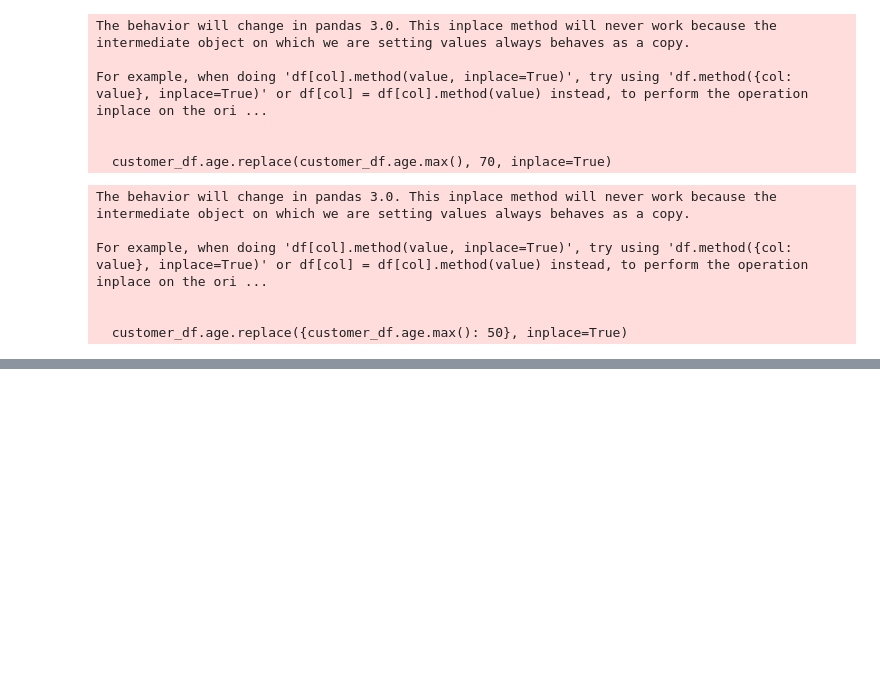
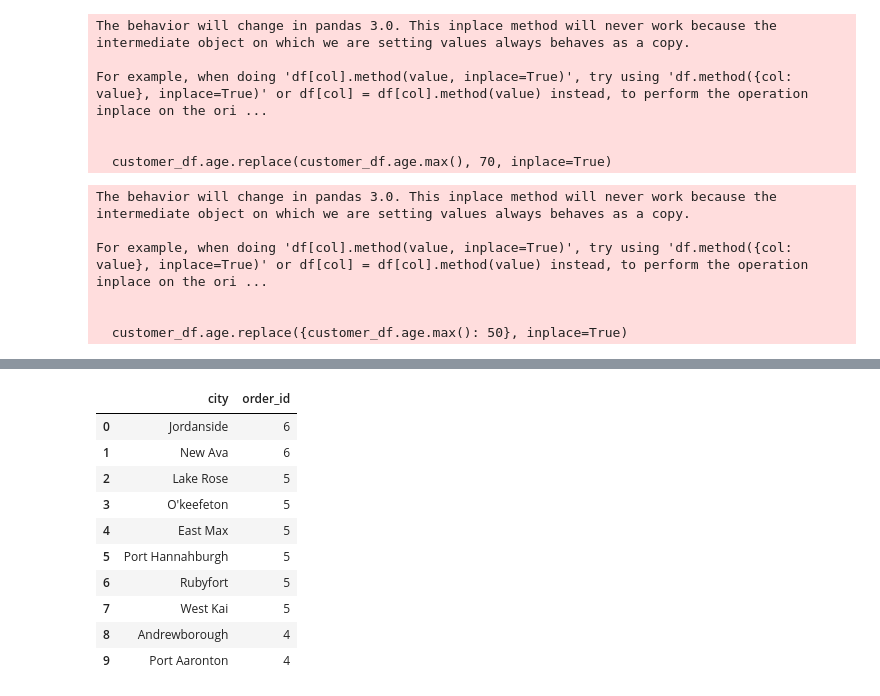
Before and after one commit to FauzanNR/dicoding-data-analysis, a Jupyter notebook: Dicoding_Data_analyst.ipynb, the cells around one changed output, grey strips where cells are left out. Saved outputs shown, nothing was run; the diff lists cells and outputs as text; code cells hidden in the pictures; blank space fills up the shorter version.

```diff
--- a/Dicoding_Data_analyst.ipynb
+++ b/Dicoding_Data_analyst.ipynb
@@ -226,0 +332,14 @@ For example, when doing 'df[col].method(value, inplace=True)', try using 'df.met
+# %%
+orders_customers_df.groupby(by="city").order_id.nunique().sort_values(ascending=False).reset_index().head(10)
+# %% [output]
+|  | city | order_id |
+| 0 | Jordanside | 6 |
+| 1 | New Ava | 6 |
+| 2 | Lake Rose | 5 |
+| 3 | O'keefeton | 5 |
+| 4 | East Max | 5 |
+| 5 | Port Hannahburgh | 5 |
+| 6 | Rubyfort | 5 |
+| 7 | West Kai | 5 |
+| 8 | Andrewborough | 4 |
+| 9 | Port Aaronton | 4 |
```
Also changed, not shown: parts of 10 cells of this notebook.
